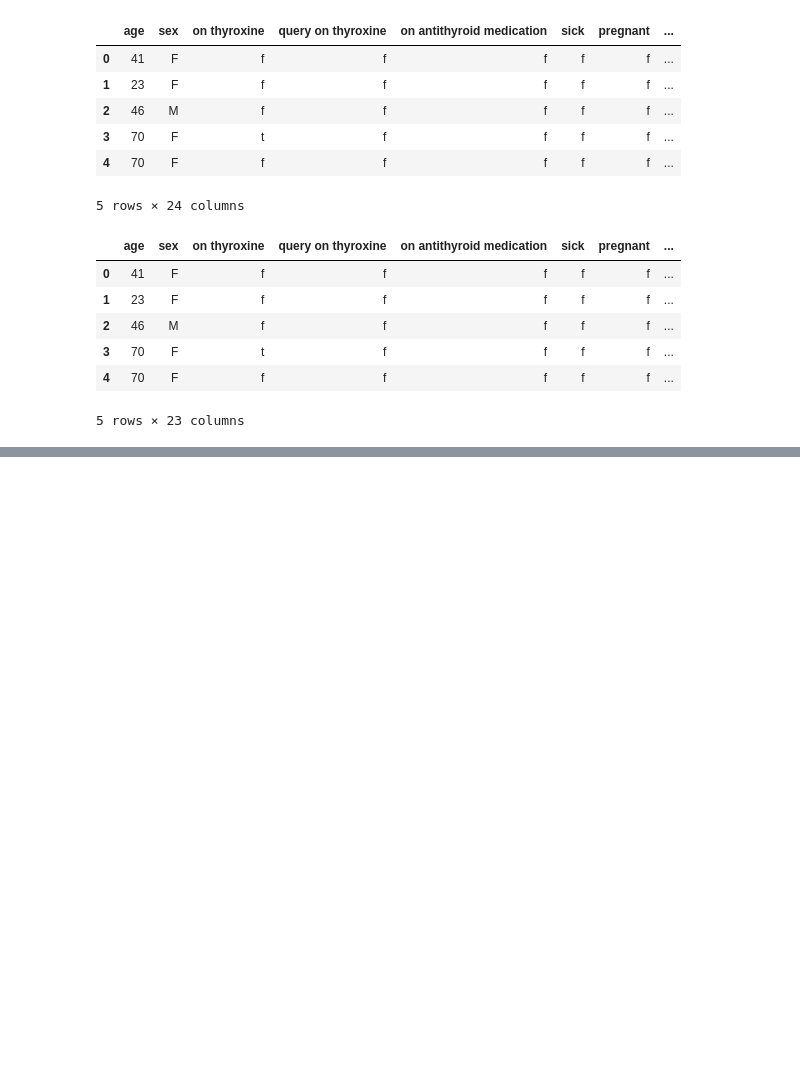
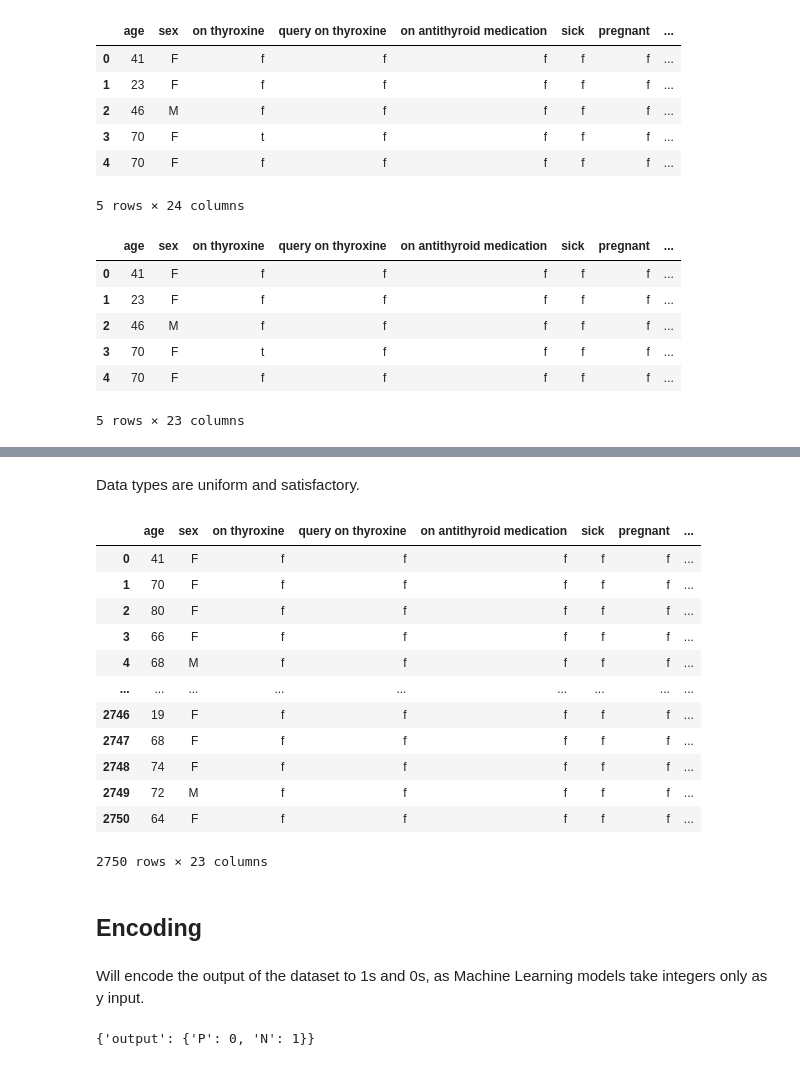
Before and after one commit to mbururyan/Hypothyroid-Disease-Detection-System, a Jupyter notebook: cleaning.ipynb, the cells around one changed output, grey strips where cells are left out. Saved outputs shown, nothing was run; the diff lists cells and outputs as text; code cells hidden in the pictures; blank space fills up the shorter version.

```diff
--- a/cleaning.ipynb
+++ b/cleaning.ipynb
@@ -103,0 +215,3 @@ data1.head()
+# %%
+# Drop index column
+data2.drop(columns=['index'], axis=1, inplace=True)
@@ -103,0 +255,6 @@ data1.head()
+# %%
+# Drop the duplicate
+data2 = data2.drop_duplicates()
+
+# Check again if there is any duplicate value
+data2.duplicated().sum()
@@ -103,0 +279,5 @@ data1.head()
+# %%
+# Will change last column name to outcome in lowercase for uniformity purposes
+
+data2 = data2.rename(columns={'binaryClass' : 'output'})
+data2.head()
@@ -103,0 +314,6 @@ data1.head()
+# %%
+# Will change age, TSH, T3, TT4, T4U and FTI to integer and float datatypes
+
+data2['age'] = data2['age'].astype(int)
+
+data2[['TSH', 'T3', 'TT4', 'T4U', 'FTI']] = data2[['TSH', 'T3', 'TT4', 'T4U', 'FTI']].astype(float)
@@ -103,0 +340,35 @@ data1.head()
+# %% [markdown]
+Data types are uniform and satisfactory.
+# %%
+# Final dataset
+data2
+# %% [output]
+|  | age | sex | on thyroxine | query on thyroxine | on antithyroid medication | sick | pregnant | ... |
+| 0 | 41 | F | f | f | f | f | f | ... |
+| 1 | 70 | F | f | f | f | f | f | ... |
+| 2 | 80 | F | f | f | f | f | f | ... |
+| 3 | 66 | F | f | f | f | f | f | ... |
+| 4 | 68 | M | f | f | f | f | f | ... |
+| ... | ... | ... | ... | ... | ... | ... | ... | ... |
+| 2746 | 19 | F | f | f | f | f | f | ... |
+| 2747 | 68 | F | f | f | f | f | f | ... |
+| 2748 | 74 | F | f | f | f | f | f | ... |
+| 2749 | 72 | M | f | f | f | f | f | ... |
+| 2750 | 64 | F | f | f | f | f | f | ... |
+2750 rows × 23 columns
+# %% [markdown]
+## Encoding
+# %% [markdown]
+Will encode the output of the dataset to 1s and 0s, as Machine Learning models take integers only as y input.
+# %%
+# Will encode the output column to 0 and 1
+
+# So as to use as minimal libraries as possible, will not call the hot one encoder library from sklearn
+
+# Will encode traditionally by find and replace method
+
+codes = {'output' : {'P' : 0, 'N' : 1}}
+
+codes
+# %% [output]
+{'output': {'P': 0, 'N': 1}}
```
Also changed, not shown: parts of 32 cells of this notebook.
